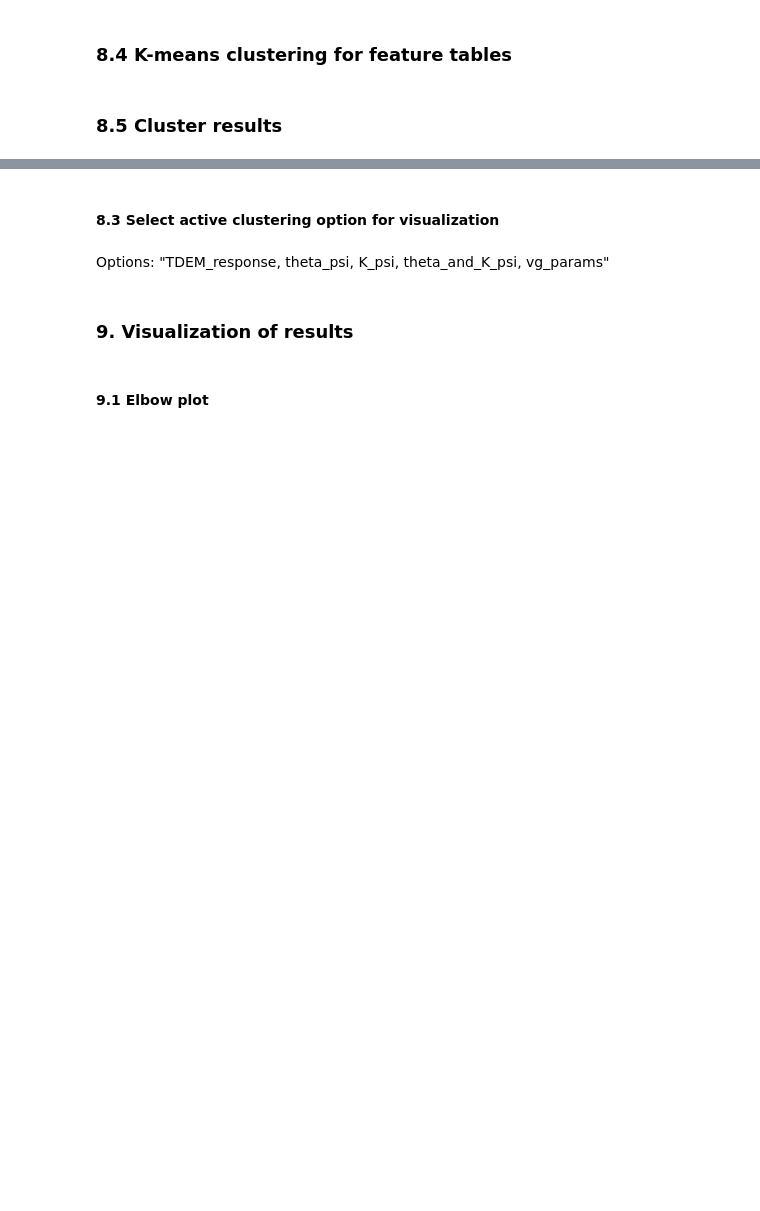
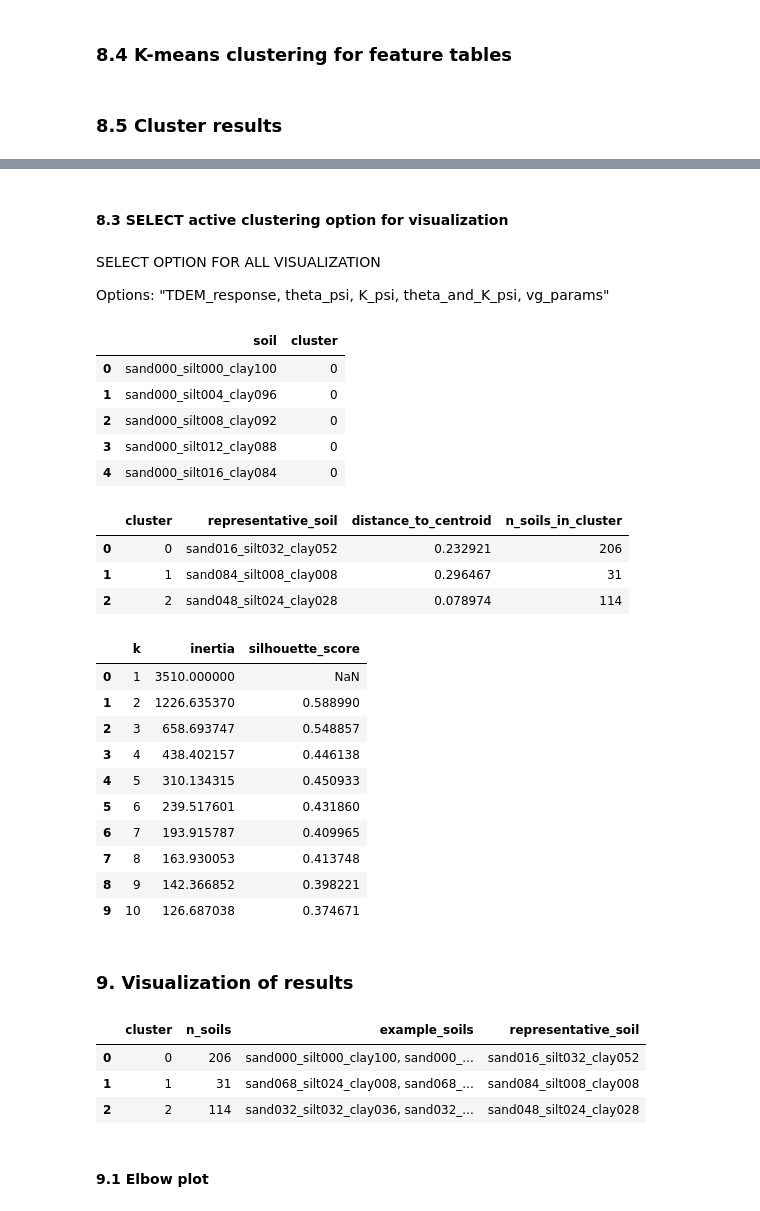
Before and after one commit to natalieyurek-cloud/TDEM_Thesis_Yurek, a Jupyter notebook: Core_Modeling_Setup.ipynb, the cells around one changed output, grey strips where cells are left out. Saved outputs shown, nothing was run; the diff lists cells and outputs as text; code cells hidden in the pictures; blank space fills up the shorter version.

```diff
--- a/Core_Modeling_Setup.ipynb
+++ b/Core_Modeling_Setup.ipynb
@@ -1168,29 +1202,76 @@ for feature_name, feature_df in all_feature_tables.items():
 # %% [markdown]
-#### 8.3 Select active clustering option for visualization
+#### 8.3 SELECT active clustering option for visualization
 # %% [markdown]
+SELECT OPTION FOR ALL VISUALIZATION
+
 Options: "TDEM_response, theta_psi, K_psi, theta_and_K_psi, vg_params"
 # %%
-active_clustering_name = "TDEM_response"
+active_clustering_name = "theta_psi"
 # Options:
 # "TDEM_response"
 # "theta_psi"
 # "K_psi"
 # "theta_and_K_psi"
 # "vg_params"
 
 active_result = all_clustering_results[active_clustering_name]
 
 all_soils_cluster_df = active_result["all_soils_cluster_df"]
 centroids = active_result["centroids"]
 elbow_df = active_result["elbow_df"]
 active_feature_df = active_result["feature_df"]
 active_labels = active_result["labels"]
 
 display(all_soils_cluster_df.head())
 display(centroids)
 display(elbow_df)
+# %% [output]
+|  | soil | cluster |
+| 0 | sand000_silt000_clay100 | 0 |
+| 1 | sand000_silt004_clay096 | 0 |
+| 2 | sand000_silt008_clay092 | 0 |
+| 3 | sand000_silt012_clay088 | 0 |
+| 4 | sand000_silt016_clay084 | 0 |
+|  | cluster | representative_soil | distance_to_centroid | n_soils_in_cluster |
+| 0 | 0 | sand016_silt032_clay052 | 0.232921 | 206 |
+| 1 | 1 | sand084_silt008_clay008 | 0.296467 | 31 |
+| 2 | 2 | sand048_silt024_clay028 | 0.078974 | 114 |
+|  | k | inertia | silhouette_score |
+| 0 | 1 | 3510.000000 | NaN |
+| 1 | 2 | 1226.635370 | 0.588990 |
+| 2 | 3 | 658.693747 | 0.548857 |
+| 3 | 4 | 438.402157 | 0.446138 |
+| 4 | 5 | 310.134315 | 0.450933 |
+| 5 | 6 | 239.517601 | 0.431860 |
+| 6 | 7 | 193.915787 | 0.409965 |
+| 7 | 8 | 163.930053 | 0.413748 |
+| 8 | 9 | 142.366852 | 0.398221 |
+| 9 | 10 | 126.687038 | 0.374671 |
 # %% [markdown]
 ### 9. Visualization of results
+# %%
+cluster_summary = (
+    active_result["all_soils_cluster_df"]
+    .groupby("cluster")
+    .agg(
+        n_soils=("soil", "count"),
+        example_soils=("soil", lambda x: ", ".join(x.head(5)))
+    )
+    .reset_index()
+)
+
+cluster_summary = cluster_summary.merge(
+    active_result["centroids"][["cluster", "representative_soil"]],
+    on="cluster",
+    how="left"
+)
+
+display(cluster_summary)
+# %% [output]
+|  | cluster | n_soils | example_soils | representative_soil |
+| 0 | 0 | 206 | sand000_silt000_clay100, sand000_... | sand016_silt032_clay052 |
+| 1 | 1 | 31 | sand068_silt024_clay008, sand068_... | sand084_silt008_clay008 |
+| 2 | 2 | 114 | sand032_silt032_clay036, sand032_... | sand048_silt024_clay028 |
 # %% [markdown]
 #### 9.1 Elbow plot
 # %%
```
Also changed, not shown: parts of 15 cells of this notebook.
